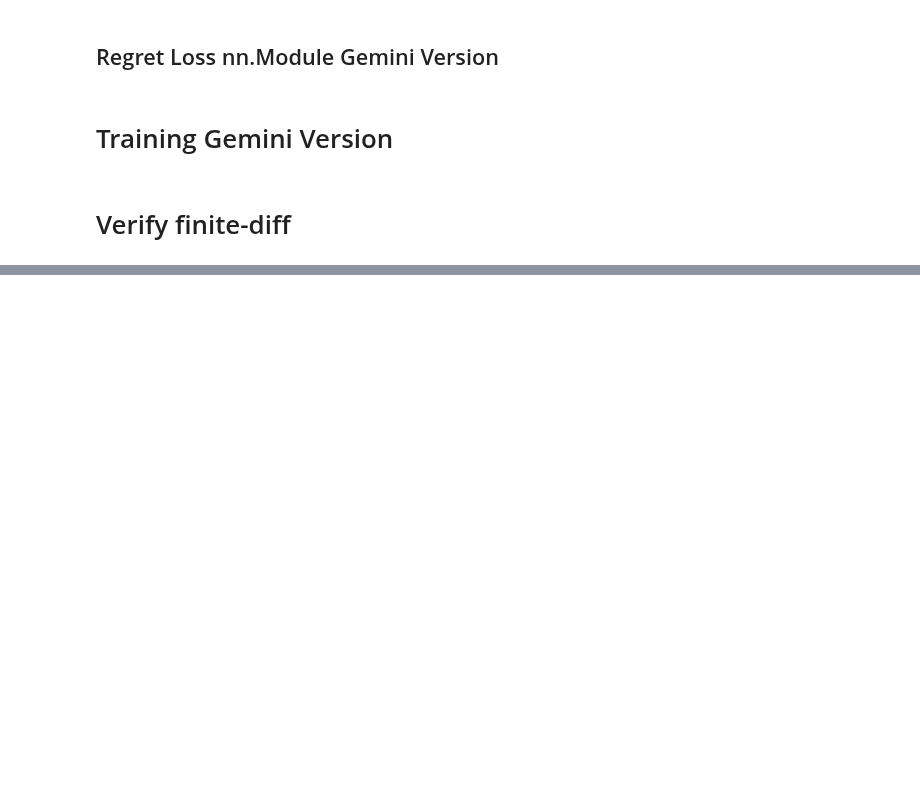
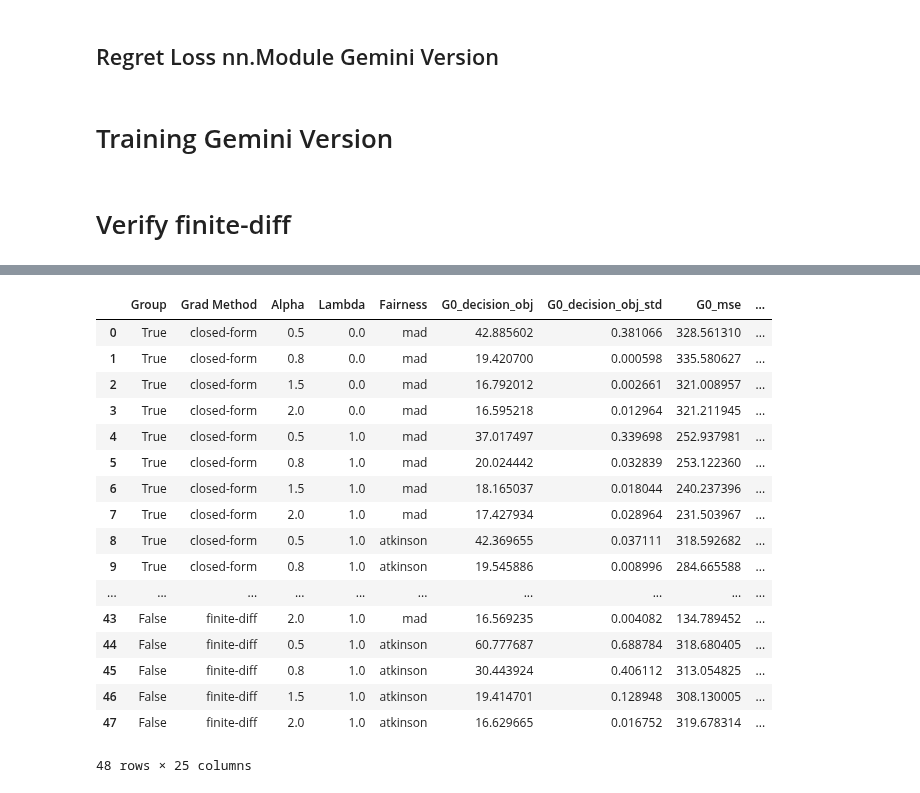
Before and after one commit to DennisWang2488/Fairness-Decision-Focused-Loss, a Jupyter notebook: Organized-FDFL/notebooks/runClosedForm.ipynb, the cells around one changed output, grey strips where cells are left out. Saved outputs shown, nothing was run; the diff lists cells and outputs as text; code cells hidden in the pictures; blank space fills up the shorter version.

```diff
--- a/Organized-FDFL/notebooks/runClosedForm.ipynb
+++ b/Organized-FDFL/notebooks/runClosedForm.ipynb
@@ -726,7 +726,7 @@ for group in group_settings:
                     )
 
                     avg_results = train_many_trials_regret(
-                        n_trials=3, **train_args)
+                        n_trials=2, **train_args)
 
                     # ---------------- build DataFrame row ------------
                     row = run_params.copy()
@@ -778,2 +778,23 @@ Epoch 010/50 | Train-Loss 2133.3867 | Test-MSE 350.4653 | Regret 0.0841 | Fair-V
 # %%
 results_df.to_csv("20250702results2.csv", index=False)
+# %%
+results_df
+# %% [output]
+|  | Group | Grad Method | Alpha | Lambda | Fairness | G0_decision_obj | G0_decision_obj_std | G0_mse | ... |
+| 0 | True | closed-form | 0.5 | 0.0 | mad | 42.885602 | 0.381066 | 328.561310 | ... |
+| 1 | True | closed-form | 0.8 | 0.0 | mad | 19.420700 | 0.000598 | 335.580627 | ... |
+| 2 | True | closed-form | 1.5 | 0.0 | mad | 16.792012 | 0.002661 | 321.008957 | ... |
+| 3 | True | closed-form | 2.0 | 0.0 | mad | 16.595218 | 0.012964 | 321.211945 | ... |
+| 4 | True | closed-form | 0.5 | 1.0 | mad | 37.017497 | 0.339698 | 252.937981 | ... |
+| 5 | True | closed-form | 0.8 | 1.0 | mad | 20.024442 | 0.032839 | 253.122360 | ... |
+| 6 | True | closed-form | 1.5 | 1.0 | mad | 18.165037 | 0.018044 | 240.237396 | ... |
+| 7 | True | closed-form | 2.0 | 1.0 | mad | 17.427934 | 0.028964 | 231.503967 | ... |
+| 8 | True | closed-form | 0.5 | 1.0 | atkinson | 42.369655 | 0.037111 | 318.592682 | ... |
+| 9 | True | closed-form | 0.8 | 1.0 | atkinson | 19.545886 | 0.008996 | 284.665588 | ... |
+| ... | ... | ... | ... | ... | ... | ... | ... | ... | ... |
+| 43 | False | finite-diff | 2.0 | 1.0 | mad | 16.569235 | 0.004082 | 134.789452 | ... |
+| 44 | False | finite-diff | 0.5 | 1.0 | atkinson | 60.777687 | 0.688784 | 318.680405 | ... |
+| 45 | False | finite-diff | 0.8 | 1.0 | atkinson | 30.443924 | 0.406112 | 313.054825 | ... |
+| 46 | False | finite-diff | 1.5 | 1.0 | atkinson | 19.414701 | 0.128948 | 308.130005 | ... |
+| 47 | False | finite-diff | 2.0 | 1.0 | atkinson | 16.629665 | 0.016752 | 319.678314 | ... |
+48 rows × 25 columns
```
Also changed, not shown: parts of 2 cells of this notebook, 4 other files.
